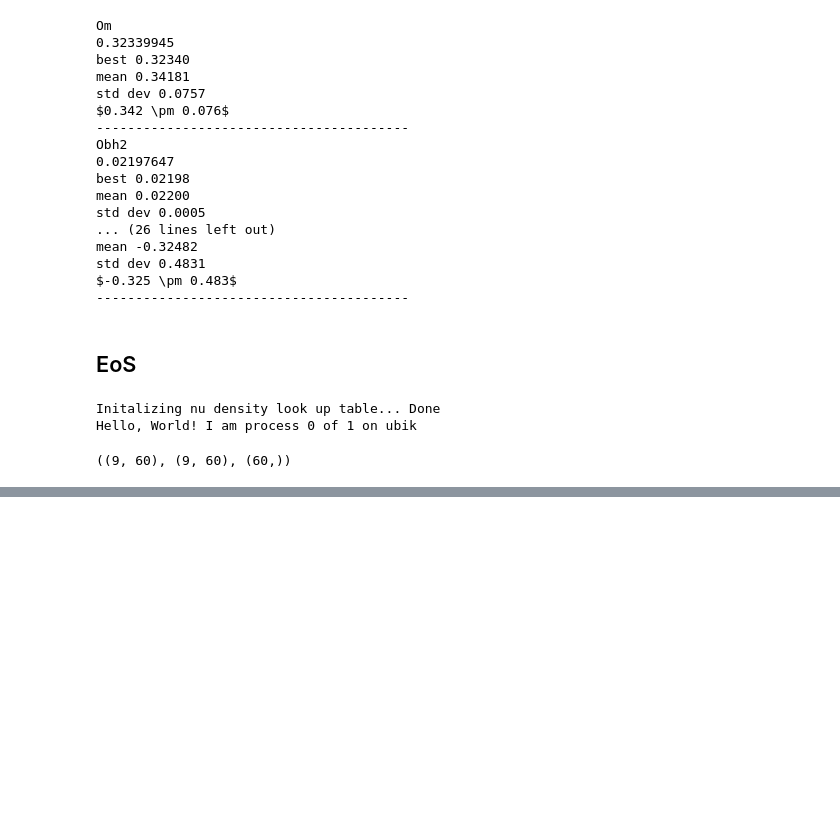
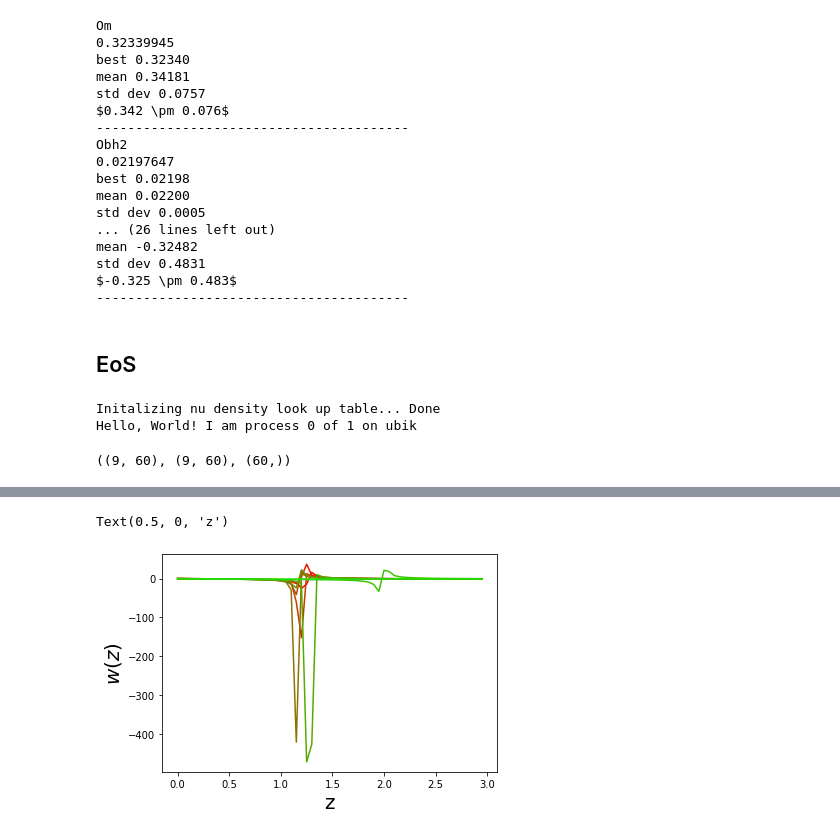
Before and after one commit to igomezv/simplemc_tests, a Jupyter notebook: getdist_Quintom.ipynb, the cells around one changed output, grey strips where cells are left out. Cells and saved outputs as stored; diff of their text form; code cells hidden in the pictures; blank space fills up the shorter version.

```diff
--- a/getdist_Quintom.ipynb
+++ b/getdist_Quintom.ipynb
@@ -453,12 +453,15 @@ plt.plot(zz[8], np.array(ww[8]).reshape(60,))
 # %%
-## -- Plot 1
-# for x, w, z in zip(zz, ww, PP):
-#     g = (float(z) - min)/(max - min)
-#     b, r = 0, 1 - g
-#     plt.plot(x, w, color=(r, g, b))
+# -- Plot 1
+for x, w, z in zip(zz, ww, PP):
+    g = (float(z) - min)/(max - min)
+    b, r = 0, 1 - g
+    plt.plot(x, w, color=(r, g, b))
 
-# plt.ylabel('$w(z)$', fontsize=20)
-# plt.xlabel('z', fontsize=20)
+plt.ylabel('$w(z)$', fontsize=20)
+plt.xlabel('z', fontsize=20)
+# %% [output]
+Text(0.5, 0, 'z')
+[figure, added]
 # %%
 import fgivenx
 from fgivenx import plot_contours, samples_from_getdist_chains
```
Also changed, not shown: parts of 9 cells of this notebook.
